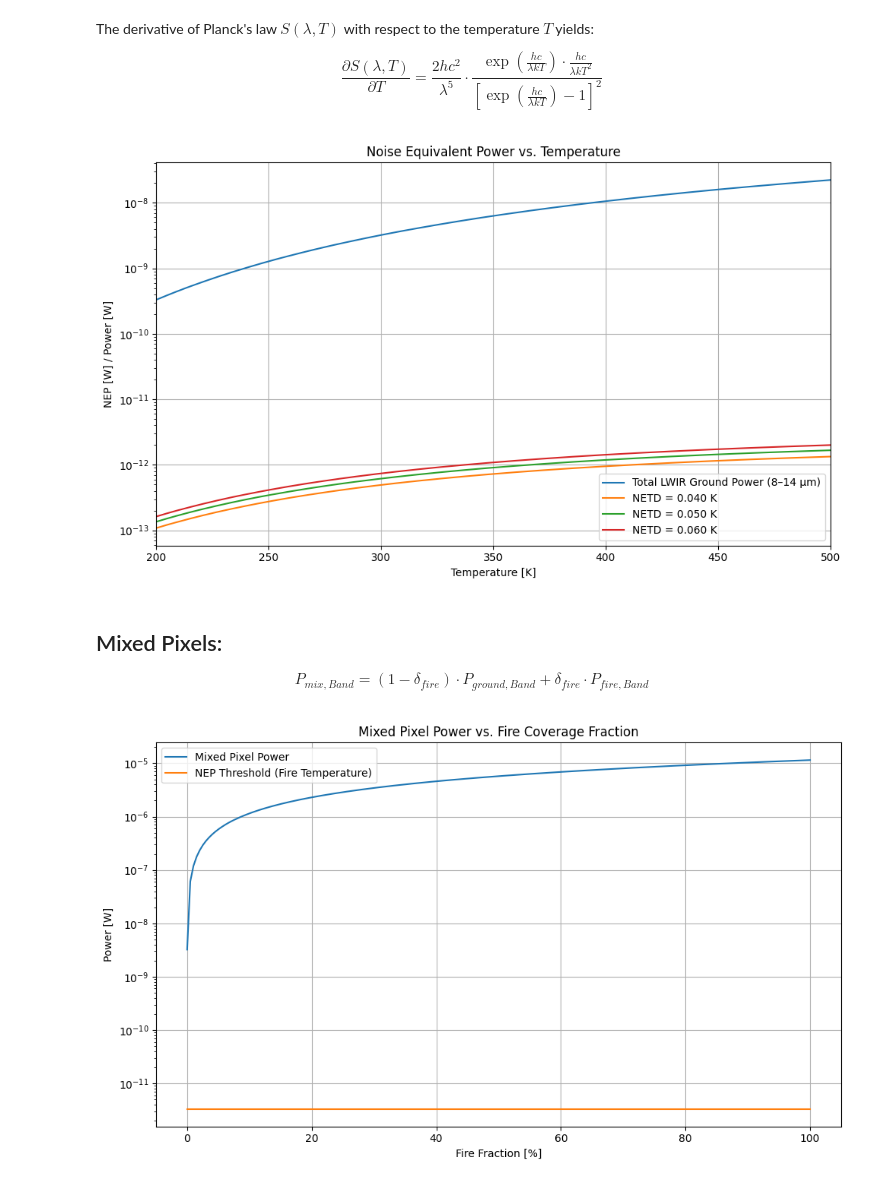
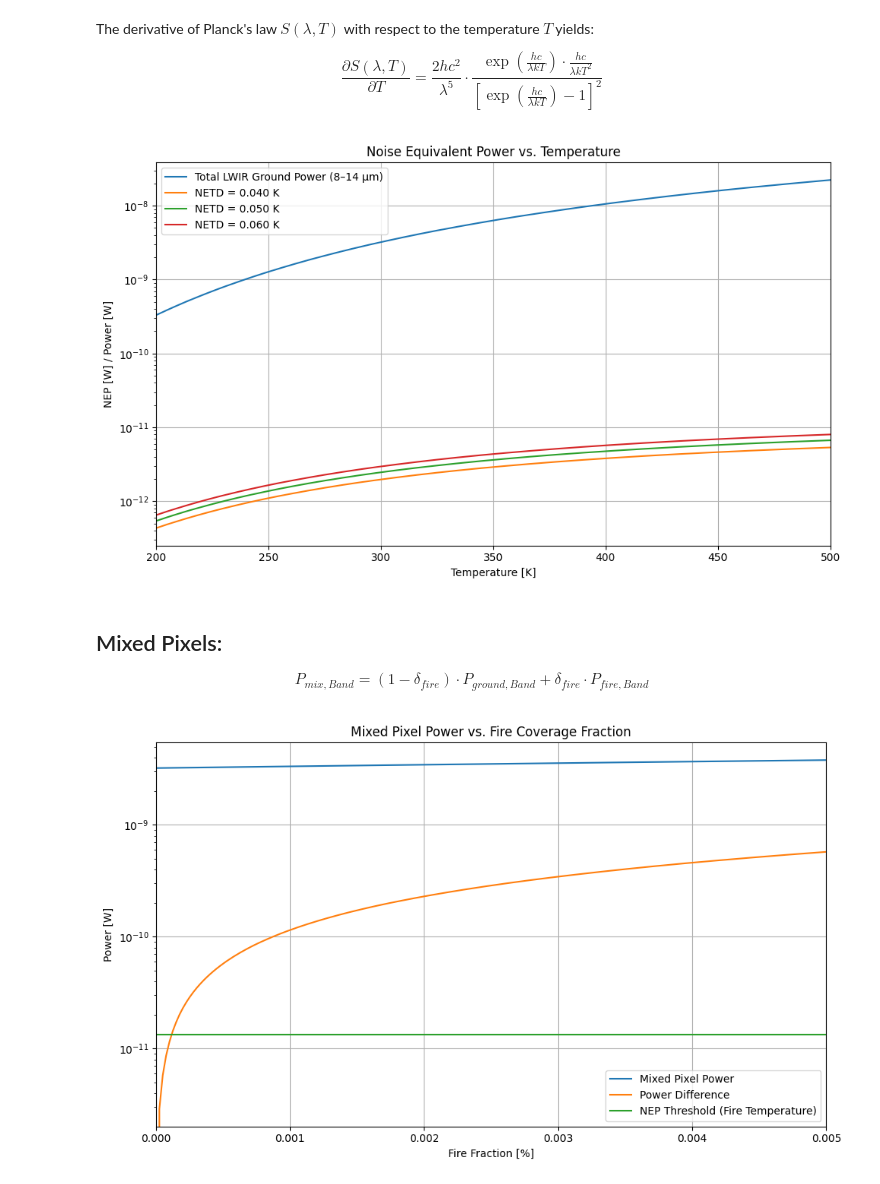
Before and after one commit to Azmi0205/Studienarbeit, a Jupyter notebook: BosonPlusSim.ipynb, the cells around one changed output. Saved outputs shown, nothing was run; the diff lists cells and outputs as text; code cells hidden in the pictures.

```diff
--- a/BosonPlusSim.ipynb
+++ b/BosonPlusSim.ipynb
@@ -130,6 +102,7 @@ alpha_det = 0.8    # Detector efficiency
 
 T_fire = 1000      # Fire temperature [K]
 T_ground = 300     # Ground temperature [K]
+T_sun = 5777.0
 
 gsd = 200          # Ground sampling distance [m]
 area = gsd**2      # Pixel surface area [m²]
@@ -143,8 +116,20 @@ tau_atm = transmittance[condition]
 
 netd_values = [0.04, 0.05, 0.06]     # NETD values
 
-Fno = 2
+Fno = 1
+
+rho_albedo = 0.03
+delta_glint = 0.01
+
+ref_wat = 1.0003
+ref_air = 1.4
+rho_wat = ((ref_air - ref_wat) / (ref_air + ref_wat))**2
+
+r_sun = 695700000  # meters
+d_sun_earth = 149597870700  # meters
+geom = r_sun**2 / d_sun_earth**2
 
 # Temperature grid for simulations
 temperatures = np.linspace(200, 500, 200)
-delta_fire = np.linspace(0, 100, 200)
+delta_fire = np.linspace(0, 0.005, 200)
+delta_area = area * delta_fire
@@ -377,7 +390,7 @@ plt.legend()
 plt.tight_layout()
 plt.show()
 # %% [output]
-[figure, old version]
+[figure, new version]
 # %% [markdown]
 ## Mixed Pixels:
 $$P_{mix,Band} = (1 - \delta_{fire}) \cdot P_{ground,Band} + \delta_{fire} \cdot P_{fire,Band} $$
@@ -407,29 +420,40 @@ def mixed_pixel_power_ground_fire(T_ground, T_fire, delta_fire, band_edges, tau_
     return P_mix_band, P_mix_band.sum()
 # %%
 # -----------------------------------------------------------------------------
-# Mixed pixel power vs. fire coverage
+# Mixed pixel power difference vs. fire coverage
 # -----------------------------------------------------------------------------
+# Boden-Emission
+P_ground_band, P_ground_total = generic_band_power(
+    band_edges, tau_atm, area, theta_ap=theta_ap,
+    spectral_func=planck_lambda, spectral_args=(T_ground,),
+    factor=alpha_det * tau_op,
+    single_transmission=True  # Use single transmission value for ground emission
+)
+
+
 mix_powers = []
+power_differences = []
 for delta_cur in delta_fire:
     _, Pmix = mixed_pixel_power_ground_fire(T_ground, T_fire, delta_cur,
                                            band_edges, tau_atm, area,
                                            tau_op, alpha_det, theta_ap)
+    power_differences.append(Pmix - P_ground_total)
     mix_powers.append(Pmix)
 
 nep_fire, _ = netd_to_nep(netd_values[2], T_fire, band_edges, tau_atm, area, Fno, tau_op, theta_ap)
 nep_fire_array = [nep_fire] * len(delta_fire)
 
 plt.figure(figsize=(10,6))
-plt.plot(delta_fire, mix_powers, label="Mixed Pixel Power")
+plt.plot(delta_fire, power_differences, label="Power Difference")
 plt.plot(delta_fire, nep_fire_array, label="NEP Threshold (Fire Temperature)")
 plt.yscale("log")
 plt.xlim(min(delta_fire), max(delta_fire))
 plt.xlabel('Fire Fraction [%]')
 plt.ylabel('Power [W]')
 plt.title('Mixed Pixel Power vs. Fire Coverage Fraction')
 plt.grid(True)
 plt.legend()
 plt.tight_layout()
 plt.show()
 # %% [output]
-[figure, old version]
+[figure, new version]
```
Also changed, not shown: parts of 12 cells of this notebook, 1 other file.
